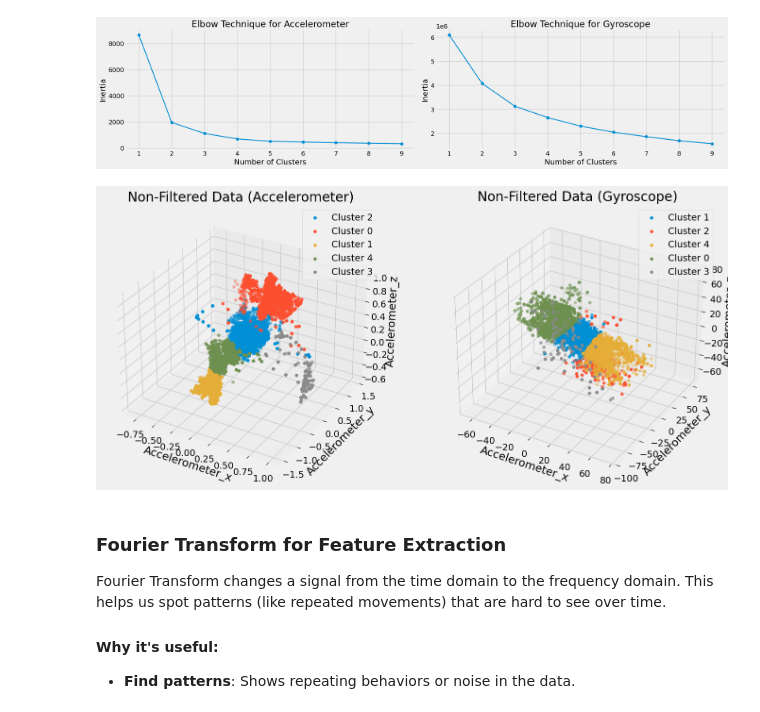
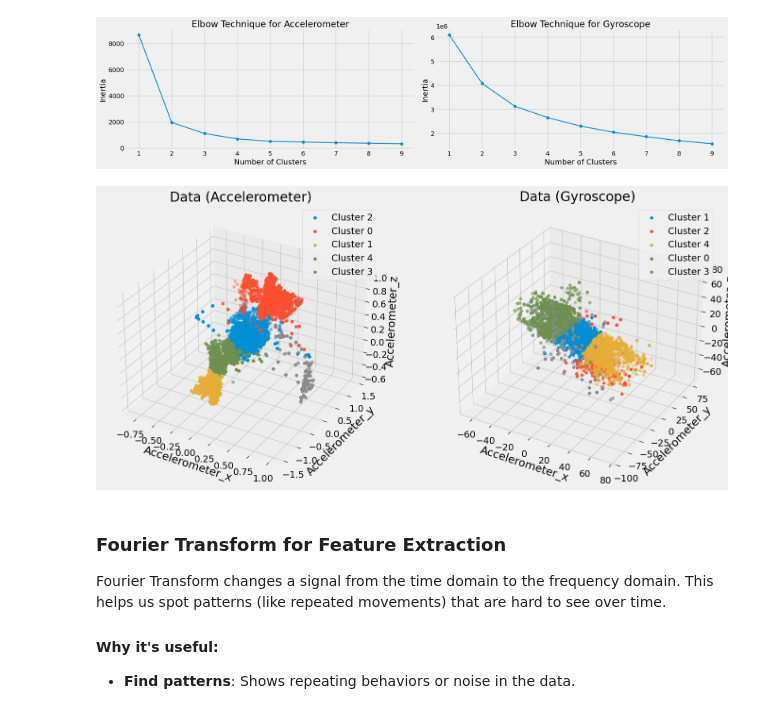
Before and after one commit to silvergjeka22/Fitness-Tracker, a Jupyter notebook: notebooks/feature(3).ipynb, the cells around one changed output. Saved outputs shown, nothing was run; the diff lists cells and outputs as text; code cells hidden in the pictures.

```diff
--- a/notebooks/feature(3).ipynb
+++ b/notebooks/feature(3).ipynb
@@ -258,30 +258,30 @@ plt.show()
 # %%
 # plot the clusters for accelerometer
 fig = plt.figure(figsize=(15, 15))
 ax = fig.add_subplot(121, projection='3d')
 for c in df_cluster["cluster_acc"].unique():
     subset = df_cluster[df_cluster["cluster_acc"] == c]
     ax.scatter(subset["Accelerometer_x"], subset["Accelerometer_y"], subset["Accelerometer_z"], label=f"Cluster {c}")
 ax.set_xlabel("Accelerometer_x")
 ax.set_ylabel("Accelerometer_y")
 ax.set_zlabel("Accelerometer_z")
-ax.set_title("Non-Filtered Data (Accelerometer)")
+ax.set_title("Data (Accelerometer)")
 plt.legend()
 
 # plot the clusters for gyroscope
 ax = fig.add_subplot(122, projection='3d')
 for c in df_cluster["cluster_gyro"].unique():
     subset = df_cluster[df_cluster["cluster_gyro"] == c]
     ax.scatter(subset["Gyroscope_x"], subset["Gyroscope_y"], subset["Gyroscope_z"], label=f"Cluster {c}")
 ax.set_xlabel("Accelerometer_x")
 ax.set_ylabel("Accelerometer_y")
 ax.set_zlabel("Accelerometer_z")
-ax.set_title("Non-Filtered Data (Gyroscope)")
+ax.set_title("Data (Gyroscope)")
 plt.legend()
 
 plt.show()
 # %% [output]
-[figure, old version]
+[figure, new version]
 # %%
 # save the data
 #df_cluster.to_pickle('../processed_data/modelData.pkl')
```
Also changed, not shown: 17 other files.
